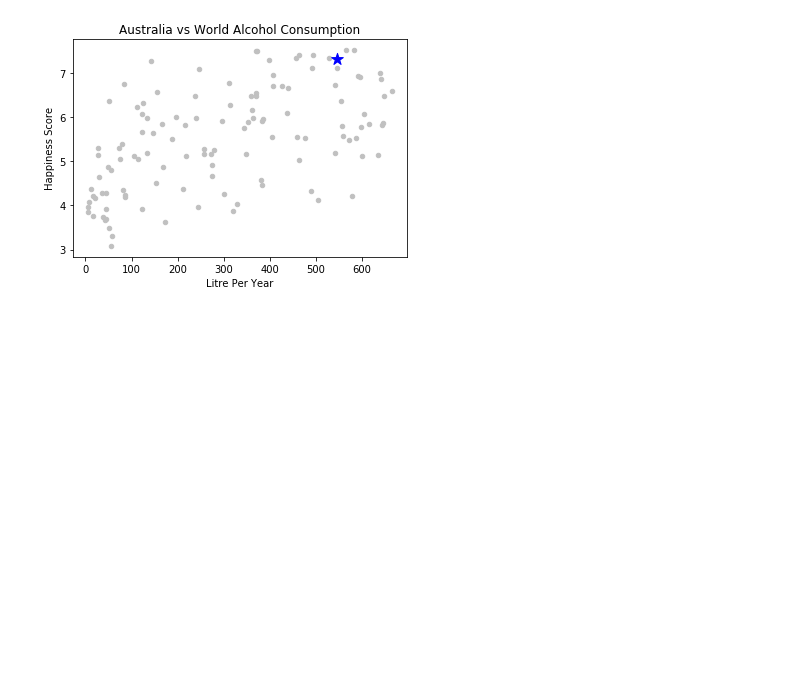
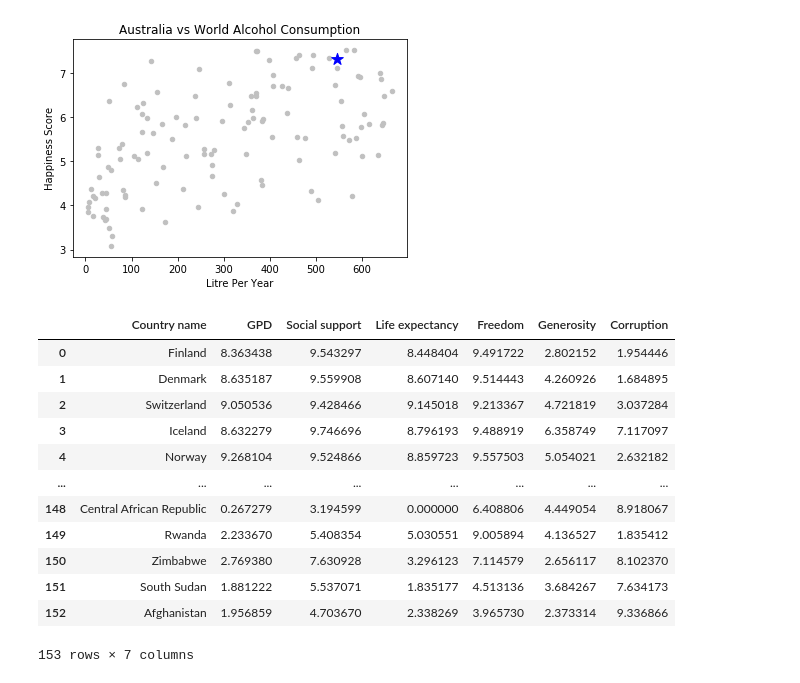
Before and after one commit to arvinseeva/TheHappyCo, a Jupyter notebook: Happyness_vs_Alcohol.ipynb, the cells around one changed output. Saved outputs shown, nothing was run; the diff lists cells and outputs as text; code cells hidden in the pictures; blank space fills up the shorter version.

```diff
--- a/Happyness_vs_Alcohol.ipynb
+++ b/Happyness_vs_Alcohol.ipynb
@@ -124,3 +124,44 @@ ax.set_xlabel('Litre Per Year')
 ax.set_ylabel('Happiness Score');
 # %% [output]
 [figure]
+# %%
+happy_impact_df = happy_df[['Country name', 'GDP Y20', 'Social support Y20', 'Life expectancy Y20','Freedom Y20', 'Generosity Y20', 'Corruption Y20']]
+
+maxx=happy_impact_df['GDP Y20'].max()
+minx=happy_impact_df['GDP Y20'].min()
+maxmin = maxx-minx
+happy_impact_df['GPD'] = (happy_impact_df['GDP Y20']-minx)/maxmin*10
+
+happy_impact_df['Social support'] = happy_impact_df['Social support Y20']*10
+
+maxx=happy_impact_df['Life expectancy Y20'].max()
+minx=happy_impact_df['Life expectancy Y20'].min()
+maxmin = maxx-minx
+happy_impact_df['Life expectancy'] = (happy_impact_df['Life expectancy Y20']-minx)/maxmin*10
+
+happy_impact_df['Freedom'] = happy_impact_df['Freedom Y20']*10
+
+maxx=happy_impact_df['Generosity Y20'].max()
+minx=happy_impact_df['Generosity Y20'].min()
+maxmin = maxx-minx
+happy_impact_df['Generosity'] = (happy_impact_df['Generosity Y20']-minx)/maxmin*10
+
+happy_impact_df['Corruption'] = happy_impact_df['Corruption Y20']*10
+
+happy_impact_df = happy_impact_df.drop(columns=['GDP Y20', 'Social support Y20', 'Life expectancy Y20','Freedom Y20', 'Generosity Y20', 'Corruption Y20'])
+
+happy_impact_df
+# %% [output]
+|  | Country name | GPD | Social support | Life expectancy | Freedom | Generosity | Corruption |
+| 0 | Finland | 8.363438 | 9.543297 | 8.448404 | 9.491722 | 2.802152 | 1.954446 |
+| 1 | Denmark | 8.635187 | 9.559908 | 8.607140 | 9.514443 | 4.260926 | 1.684895 |
+| 2 | Switzerland | 9.050536 | 9.428466 | 9.145018 | 9.213367 | 4.721819 | 3.037284 |
+| 3 | Iceland | 8.632279 | 9.746696 | 8.796193 | 9.488919 | 6.358749 | 7.117097 |
+| 4 | Norway | 9.268104 | 9.524866 | 8.859723 | 9.557503 | 5.054021 | 2.632182 |
+| ... | ... | ... | ... | ... | ... | ... | ... |
+| 148 | Central African Republic | 0.267279 | 3.194599 | 0.000000 | 6.408806 | 4.449054 | 8.918067 |
+| 149 | Rwanda | 2.233670 | 5.408354 | 5.030551 | 9.005894 | 4.136527 | 1.835412 |
+| 150 | Zimbabwe | 2.769380 | 7.630928 | 3.296123 | 7.114579 | 2.656117 | 8.102370 |
+| 151 | South Sudan | 1.881222 | 5.537071 | 1.835177 | 4.513136 | 3.684267 | 7.634173 |
+| 152 | Afghanistan | 1.956859 | 4.703670 | 2.338269 | 3.965730 | 2.373314 | 9.336866 |
+153 rows × 7 columns
```
Also changed, not shown: parts of 2 cells of this notebook.
